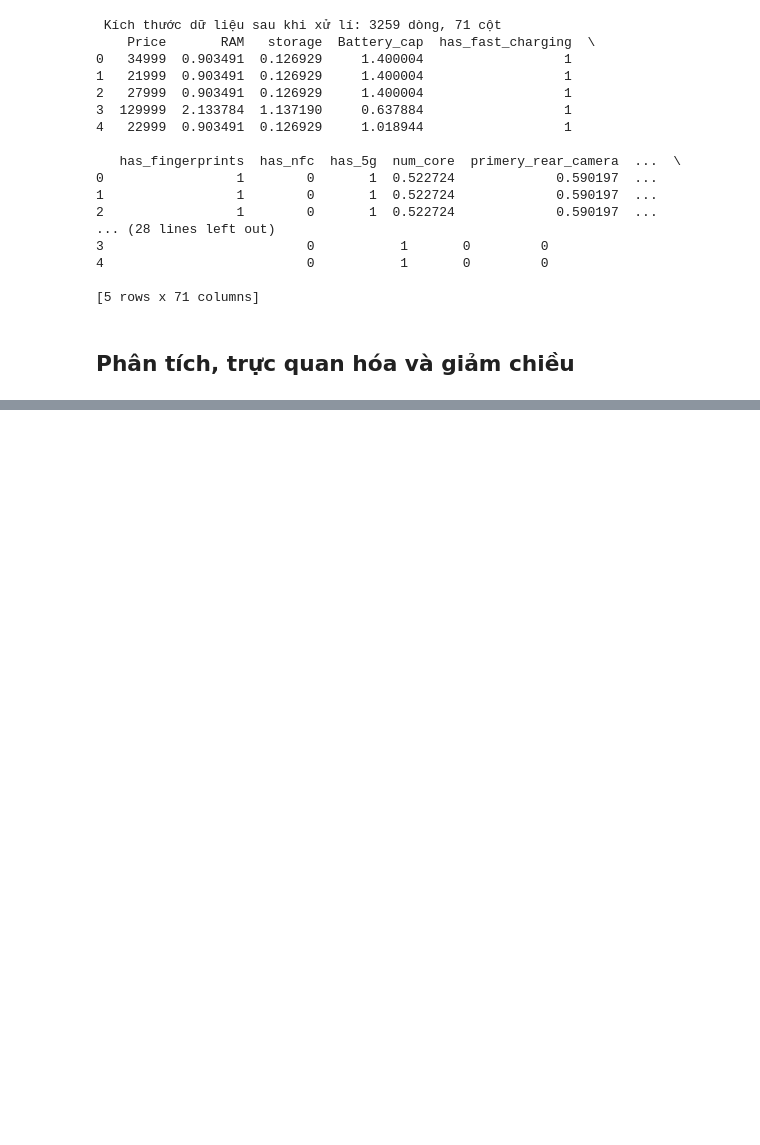
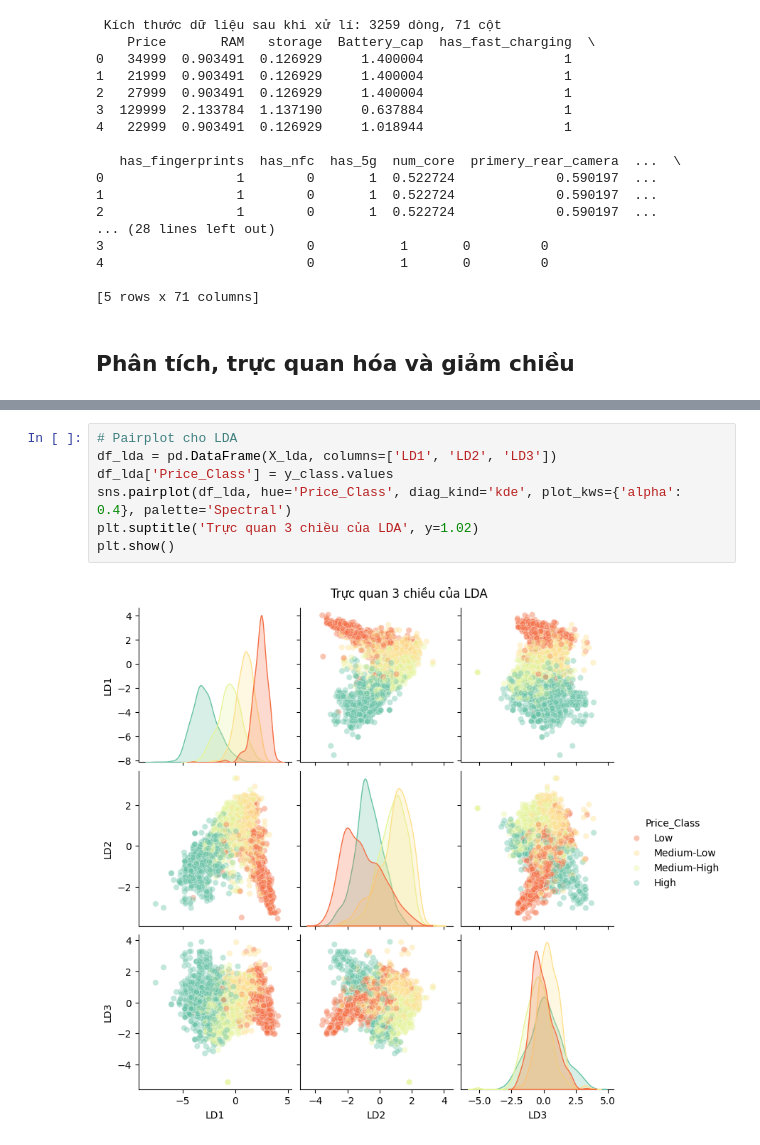
Before and after one commit to grst0610/Machine-learning, a Jupyter notebook: clean_data.ipynb, the cells around one changed output, grey strips where cells are left out. Cells and saved outputs as stored; diff of their text form; blank space fills up the shorter version.

```diff
--- a/clean_data.ipynb
+++ b/clean_data.ipynb
@@ -148,0 +209,9 @@ print(df.head())
+# %%
+# Pairplot cho LDA
+df_lda = pd.DataFrame(X_lda, columns=['LD1', 'LD2', 'LD3'])
+df_lda['Price_Class'] = y_class.values
+sns.pairplot(df_lda, hue='Price_Class', diag_kind='kde', plot_kws={'alpha': 0.4}, palette='Spectral')
+plt.suptitle('Trực quan 3 chiều của LDA', y=1.02)
+plt.show()
+# %% [output]
+[figure, added]
```
Also changed, not shown: parts of 5 cells of this notebook.
